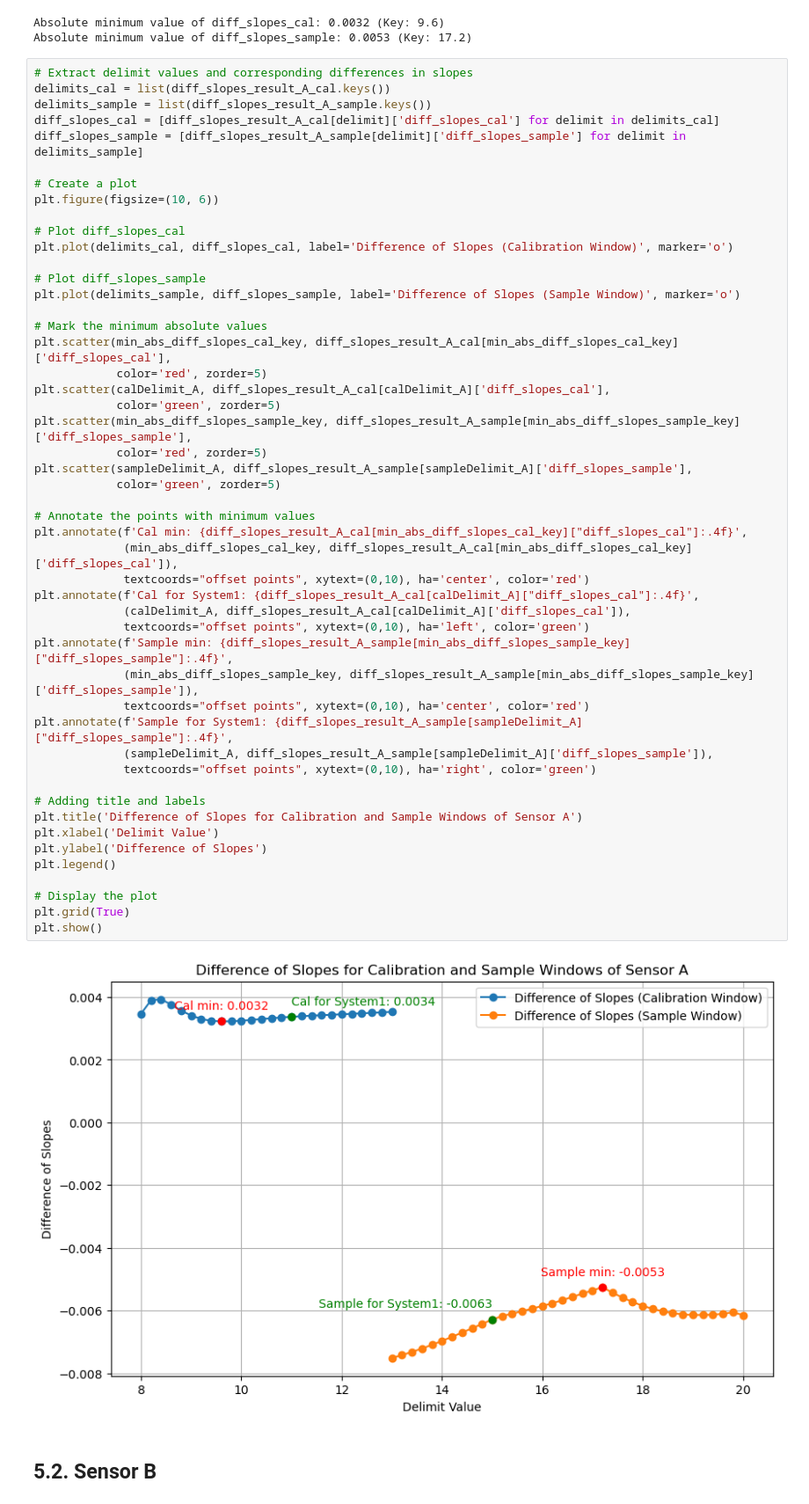
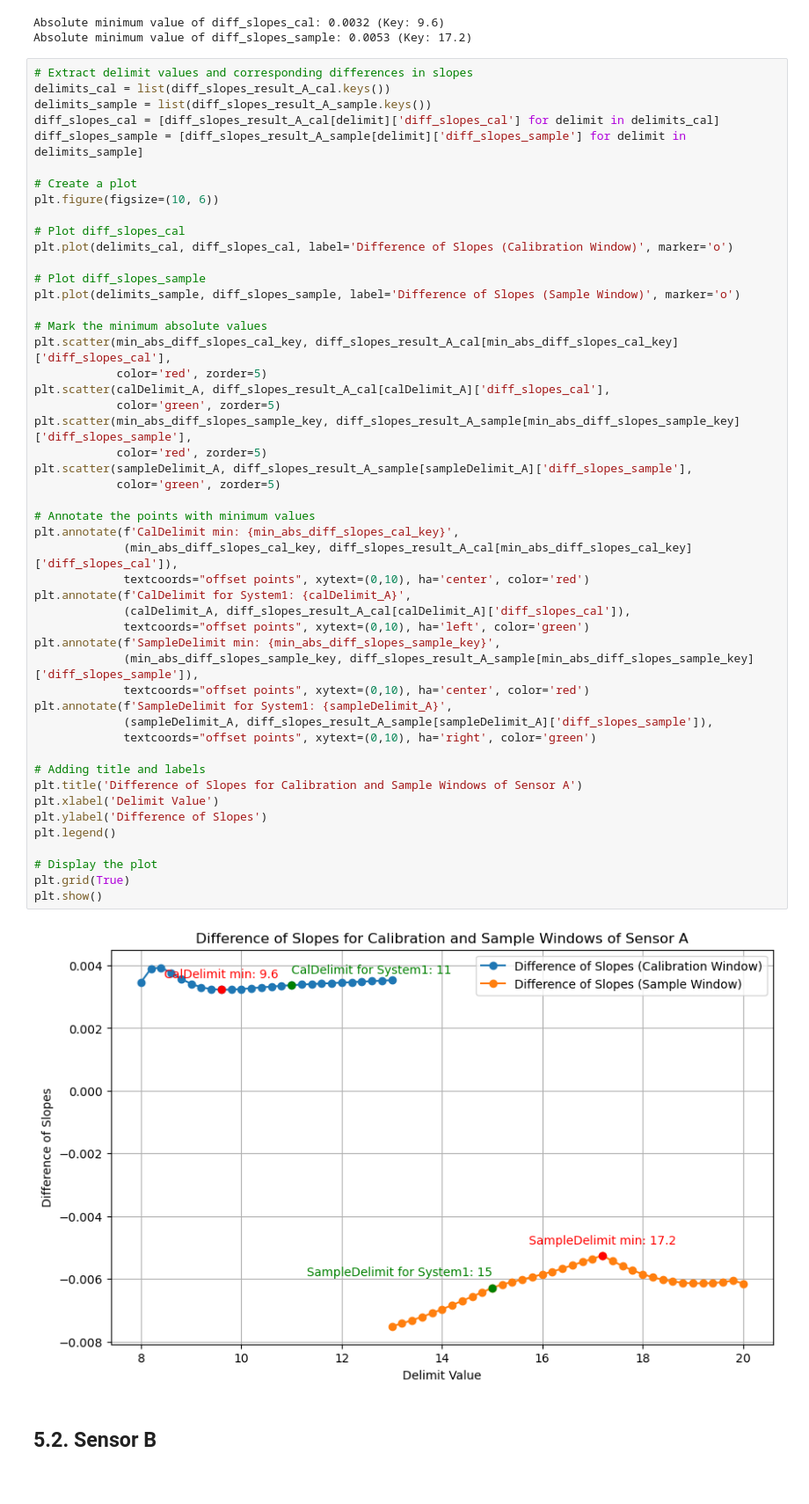
Before and after one commit to dejaytang/Capstone_Siemens, a Jupyter notebook: Coding/Nan/Siemens_window_optimization_Nan.ipynb, the cells around one changed output. Shown at 88% size. Drawn from its saved outputs; the diff is of its cells as text.

```diff
--- a/Coding/Nan/Siemens_window_optimization_Nan.ipynb
+++ b/Coding/Nan/Siemens_window_optimization_Nan.ipynb
@@ -530,38 +514,38 @@ plt.plot(delimits_sample, diff_slopes_sample, label='Difference of Slopes (Sampl
 # Mark the minimum absolute values
 plt.scatter(min_abs_diff_slopes_cal_key, diff_slopes_result_A_cal[min_abs_diff_slopes_cal_key]['diff_slopes_cal'],
             color='red', zorder=5)
 plt.scatter(calDelimit_A, diff_slopes_result_A_cal[calDelimit_A]['diff_slopes_cal'],
             color='green', zorder=5)
 plt.scatter(min_abs_diff_slopes_sample_key, diff_slopes_result_A_sample[min_abs_diff_slopes_sample_key]['diff_slopes_sample'],
             color='red', zorder=5)
 plt.scatter(sampleDelimit_A, diff_slopes_result_A_sample[sampleDelimit_A]['diff_slopes_sample'],
             color='green', zorder=5)
 
 # Annotate the points with minimum values
-plt.annotate(f'Cal min: {diff_slopes_result_A_cal[min_abs_diff_slopes_cal_key]["diff_slopes_cal"]:.4f}',
+plt.annotate(f'CalDelimit min: {min_abs_diff_slopes_cal_key}',
              (min_abs_diff_slopes_cal_key, diff_slopes_result_A_cal[min_abs_diff_slopes_cal_key]['diff_slopes_cal']),
              textcoords="offset points", xytext=(0,10), ha='center', color='red')
-plt.annotate(f'Cal for System1: {diff_slopes_result_A_cal[calDelimit_A]["diff_slopes_cal"]:.4f}',
+plt.annotate(f'CalDelimit for System1: {calDelimit_A}',
              (calDelimit_A, diff_slopes_result_A_cal[calDelimit_A]['diff_slopes_cal']),
              textcoords="offset points", xytext=(0,10), ha='left', color='green')
-plt.annotate(f'Sample min: {diff_slopes_result_A_sample[min_abs_diff_slopes_sample_key]["diff_slopes_sample"]:.4f}',
+plt.annotate(f'SampleDelimit min: {min_abs_diff_slopes_sample_key}',
              (min_abs_diff_slopes_sample_key, diff_slopes_result_A_sample[min_abs_diff_slopes_sample_key]['diff_slopes_sample']),
              textcoords="offset points", xytext=(0,10), ha='center', color='red')
-plt.annotate(f'Sample for System1: {diff_slopes_result_A_sample[sampleDelimit_A]["diff_slopes_sample"]:.4f}',
+plt.annotate(f'SampleDelimit for System1: {sampleDelimit_A}',
              (sampleDelimit_A, diff_slopes_result_A_sample[sampleDelimit_A]['diff_slopes_sample']),
              textcoords="offset points", xytext=(0,10), ha='right', color='green')
 
 # Adding title and labels
 plt.title('Difference of Slopes for Calibration and Sample Windows of Sensor A')
 plt.xlabel('Delimit Value')
 plt.ylabel('Difference of Slopes')
 plt.legend()
 
 # Display the plot
 plt.grid(True)
 plt.show()
 # %% [output]
-[figure, old version]
+[figure, new version]
 # %% [markdown]
 ## 5.2. Sensor B
 # %% [markdown]
```
Also changed, not shown: parts of 3 cells of this notebook.
